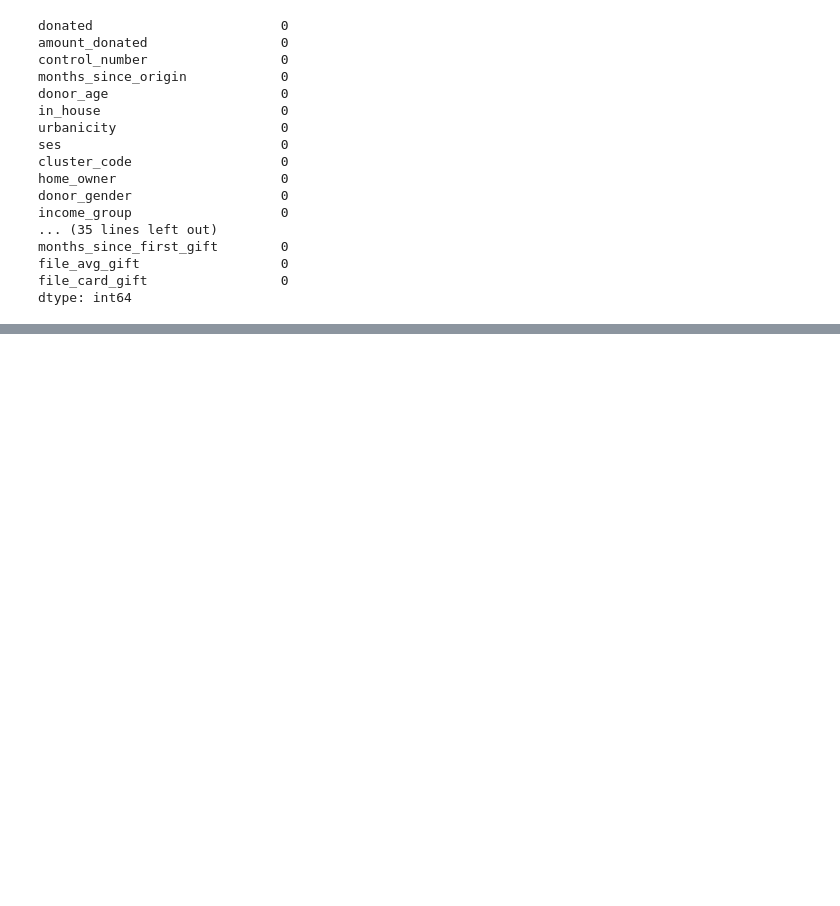
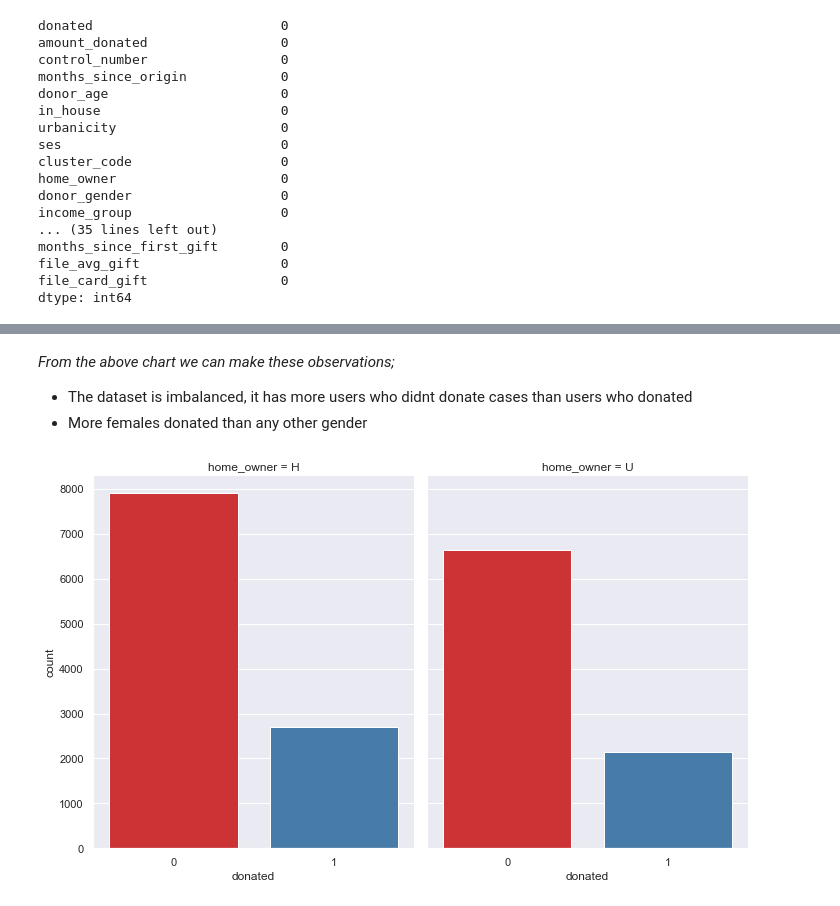
Before and after one commit to jindukwentua/Applying-Machine-Learning-to-Charity-donations, a Jupyter notebook: notebook/analysis.ipynb, the cells around one changed output, grey strips where cells are left out. Saved outputs shown, nothing was run; the diff lists cells and outputs as text; code cells hidden in the pictures; blank space fills up the shorter version.

```diff
--- a/notebook/analysis.ipynb
+++ b/notebook/analysis.ipynb
@@ -1063,0 +1143,13 @@ df_numerical.head()
+# %% [markdown]
+*From the above chart we can make these observations;*
+
+
+*   The dataset is imbalanced, it has more users who didnt donate cases than users who donated
+*   More females donated than any other gender
+# %%
+# Plotting bar charts
+#
+sns.catplot("donated", col="home_owner", col_wrap=4, data=df, kind="count", height=6, aspect=.8, palette='Set1')
+plt.show()
+# %% [output]
+[figure, added]
```
Also changed, not shown: parts of 46 cells of this notebook.
